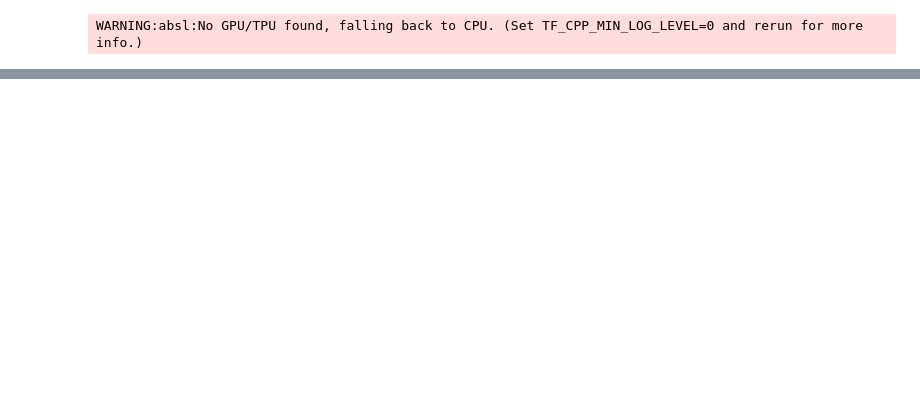
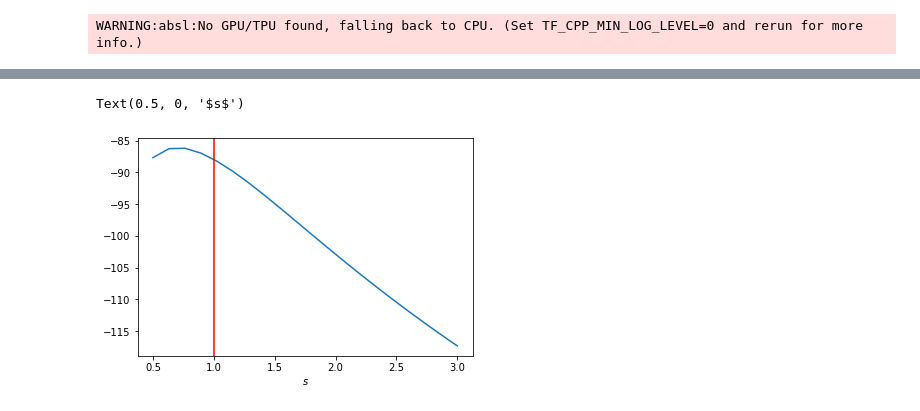
Before and after one commit to SamDuffield/abile, a Jupyter notebook: test.ipynb, the cells around one changed output, grey strips where cells are left out. Cells and saved outputs as stored; diff of their text form; code cells hidden in the pictures; blank space fills up the shorter version.

```diff
--- a/test.ipynb
+++ b/test.ipynb
@@ -108,0 +193,27 @@ fig.tight_layout()
+# %%
+grid_size = 20
+
+s_disc_current_grid = jnp.linspace(0.5, 3, grid_size)
+
+log_likelihood = jnp.zeros(grid_size)
+
+for j in range(grid_size):
+    initial_distribution_skills = jnp.zeros(10)
+    initial_distribution_skills = initial_distribution_skills.at[0].set(0.8)
+    initial_distribution_skills = initial_distribution_skills.at[1].set(0.2)
+
+    s_disc_current = s_disc_current_grid[j]
+
+    _, initial_distribution_skills_player = models.discrete.initiator(n_players, initial_distribution_skills, rk)
+    discrete_filter_out = filter_sweep_data(models.discrete.filter,
+                                            init_player_skills=initial_distribution_skills_player,
+                                            static_propagate_params=tau, static_update_params=[s_disc_current, epsilon/2])
+
+    log_likelihood = log_likelihood.at[j].set(sum([jnp.log(discrete_filter_out[-1][i,sim_results[i]]) for i in range(len(sim_results))]))
+# %%
+plt.plot(s_disc_current_grid, log_likelihood)
+plt.axvline(s, color = "red")
+plt.xlabel(r"$s$")
+# %% [output]
+Text(0.5, 0, '$s$')
+[figure, added]
```
Also changed, not shown: parts of 62 cells of this notebook, 1 other file.
